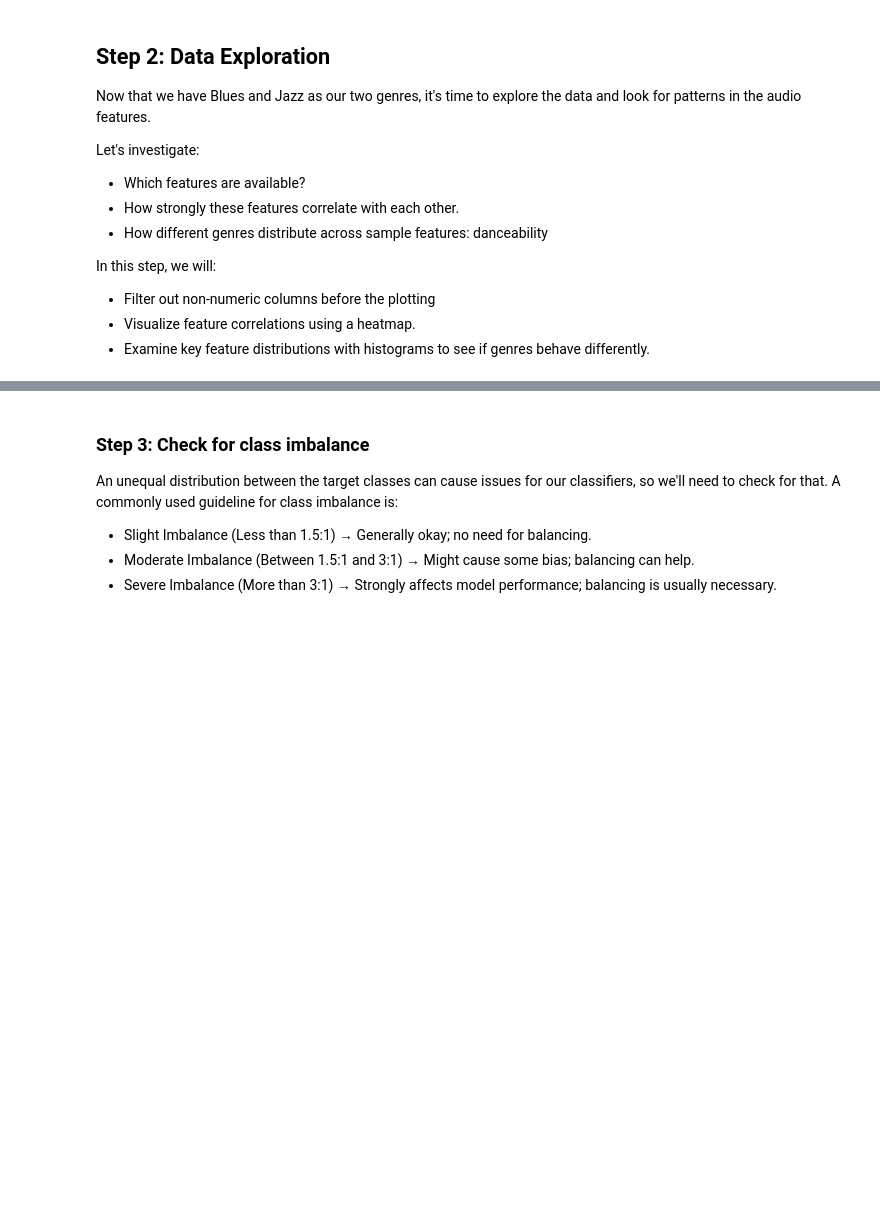
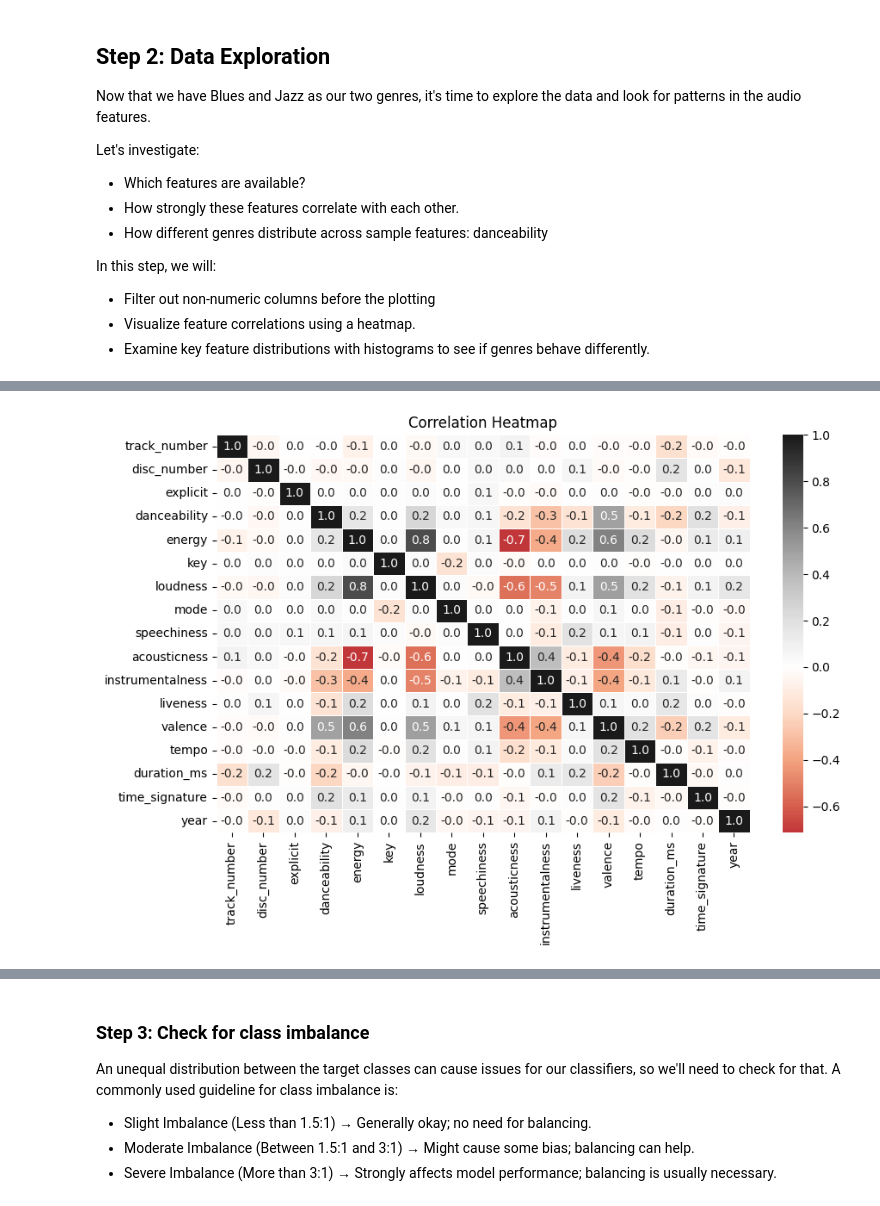
Before and after one commit to rfswick/EDS232-labs, a Jupyter notebook: Week4/lab4-spotify.ipynb, the cells around one changed output, grey strips where cells are left out. Cells and saved outputs as stored; diff of their text form; code cells hidden in the pictures; blank space fills up the shorter version.

```diff
--- a/Week4/lab4-spotify.ipynb
+++ b/Week4/lab4-spotify.ipynb
@@ -109,0 +99,11 @@ See the caveats in the documentation: https://pandas.pydata.org/pandas-docs/stab
+# %%
+#Correlation heatmap
+correlation_matrix = numeric_features.corr()
+
+# Plot heatmap
+plt.figure(figsize=(10, 6))
+sns.heatmap(correlation_matrix, annot=True, cmap='RdGy', center = 0.0, fmt=".1f", linewidths=0.5)
+plt.title("Correlation Heatmap")
+plt.show()
+# %% [output]
+[figure, added]
```
Also changed, not shown: parts of 18 cells of this notebook, 1 other file.
